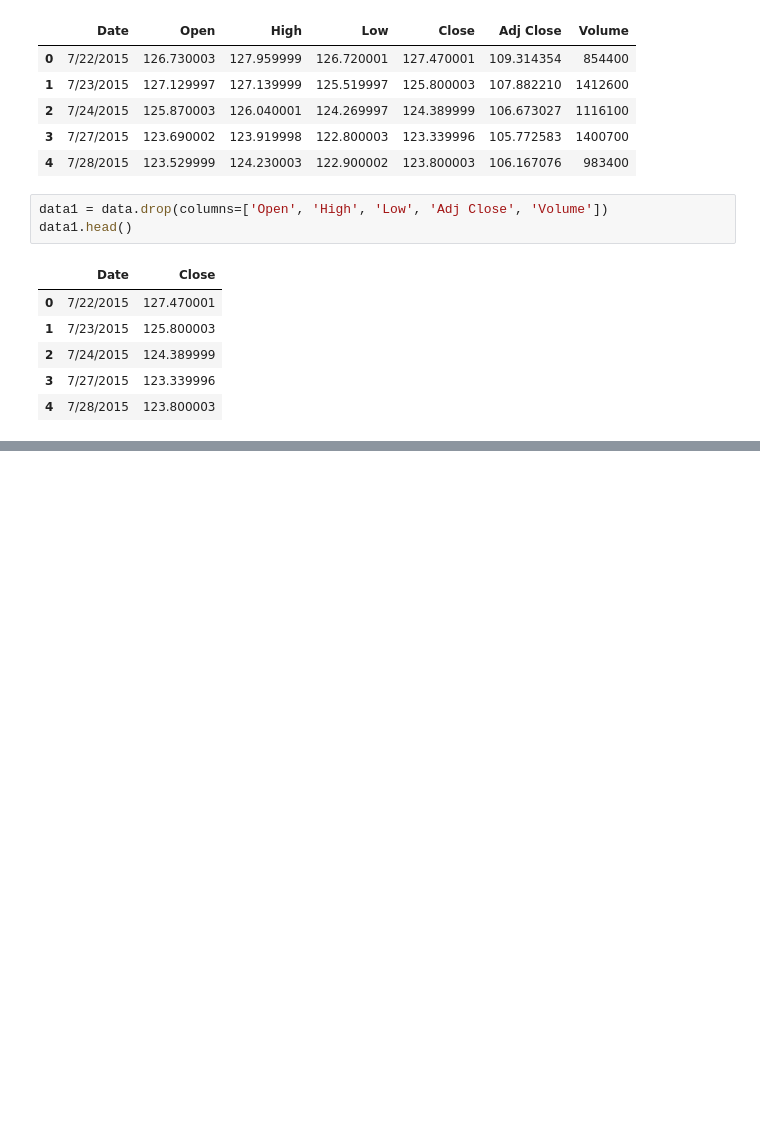
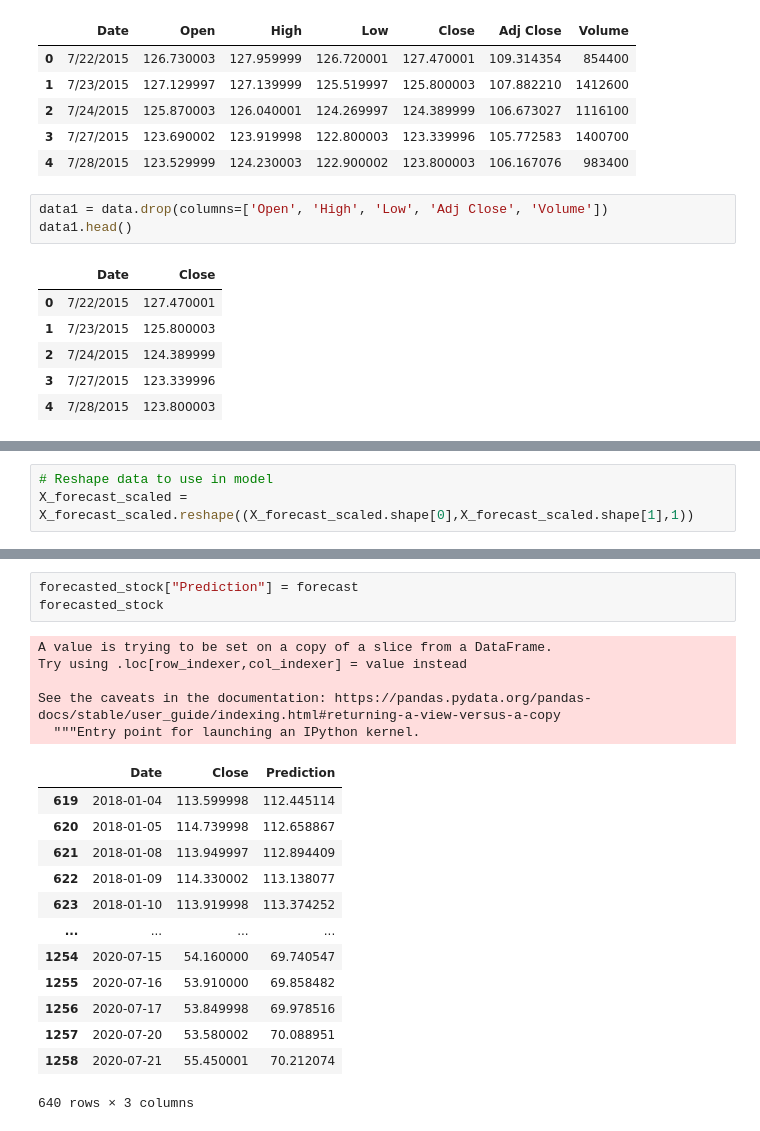
Before and after one commit to edwinmccracken/final_project, a Jupyter notebook: BUD_Analysis.ipynb, the cells around one changed output, grey strips where cells are left out. Drawn from its saved outputs; the diff is of its cells as text; blank space fills up the shorter version.

```diff
--- a/BUD_Analysis.ipynb
+++ b/BUD_Analysis.ipynb
@@ -63,0 +226,3 @@ Text(0.5, 1.0, 'BUD (Anheuser-Busch) Stock History')
+# %%
+# Reshape data to use in model
+X_forecast_scaled = X_forecast_scaled.reshape((X_forecast_scaled.shape[0],X_forecast_scaled.shape[1],1))
@@ -63,0 +270,22 @@ Text(0.5, 1.0, 'BUD (Anheuser-Busch) Stock History')
+# %%
+forecasted_stock["Prediction"] = forecast
+forecasted_stock
+# %% [output]
+A value is trying to be set on a copy of a slice from a DataFrame.
+Try using .loc[row_indexer,col_indexer] = value instead
+
+See the caveats in the documentation: https://pandas.pydata.org/pandas-docs/stable/user_guide/indexing.html#returning-a-view-versus-a-copy
+  """Entry point for launching an IPython kernel.
+|  | Date | Close | Prediction |
+| 619 | 2018-01-04 | 113.599998 | 112.445114 |
+| 620 | 2018-01-05 | 114.739998 | 112.658867 |
+| 621 | 2018-01-08 | 113.949997 | 112.894409 |
+| 622 | 2018-01-09 | 114.330002 | 113.138077 |
+| 623 | 2018-01-10 | 113.919998 | 113.374252 |
+| ... | ... | ... | ... |
+| 1254 | 2020-07-15 | 54.160000 | 69.740547 |
+| 1255 | 2020-07-16 | 53.910000 | 69.858482 |
+| 1256 | 2020-07-17 | 53.849998 | 69.978516 |
+| 1257 | 2020-07-20 | 53.580002 | 70.088951 |
+| 1258 | 2020-07-21 | 55.450001 | 70.212074 |
+640 rows × 3 columns
```
Also changed, not shown: parts of 20 cells of this notebook, 7 other files.
